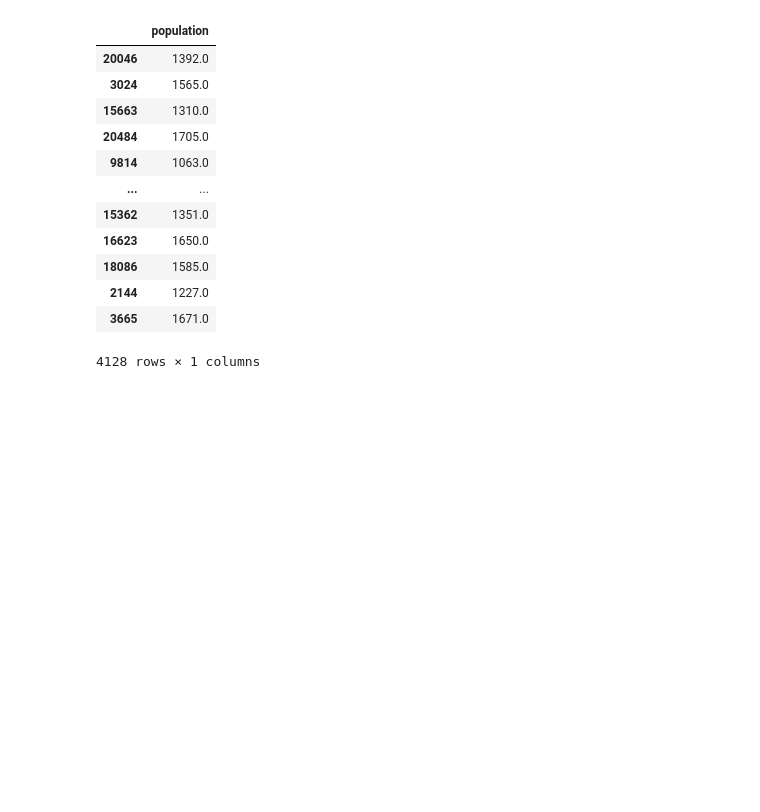
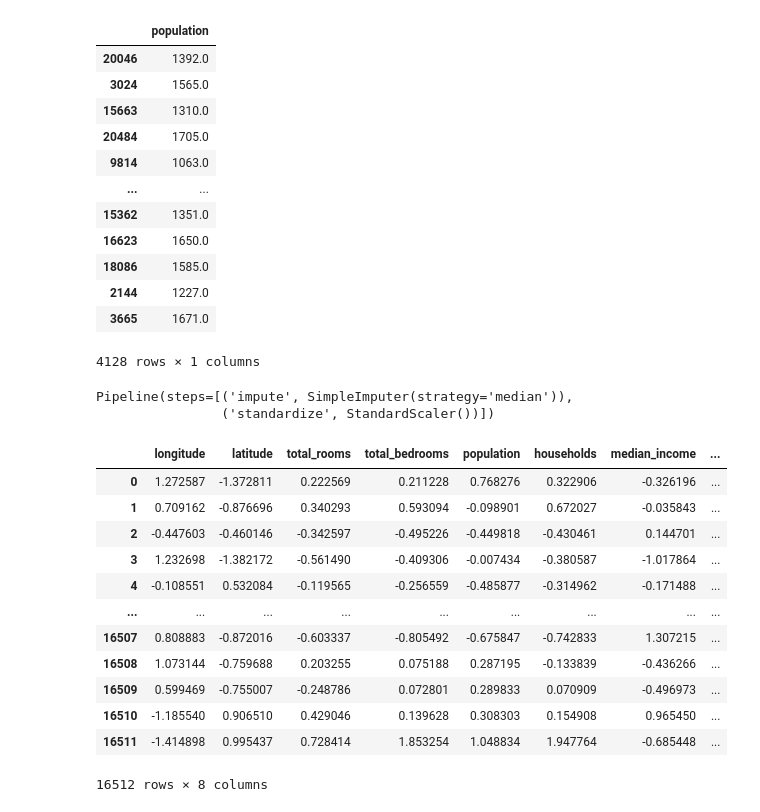
Before and after one commit to DerekhChokhmah/Hands-on-ML-book-applications, a Jupyter notebook: End-to-END-ML-PROJ.ipynb, the cells around one changed output. Drawn from its saved outputs; the diff is of its cells as text; code cells hidden in the pictures; blank space fills up the shorter version.

Commit message:
Added eval , selecting traning model and pipeline

```diff
--- a/End-to-END-ML-PROJ.ipynb
+++ b/End-to-END-ML-PROJ.ipynb
@@ -757,0 +757,28 @@ log_transform.inverse_transform(exp_population)
+# %%
+num_pipeline
+# %% [output]
+Pipeline(steps=[('impute', SimpleImputer(strategy='median')),
+                ('standardize', StandardScaler())])
+# %%
+from sklearn.pipeline import make_pipeline
+num_pipeline_make = make_pipeline(SimpleImputer(strategy="median"), StandardScaler())
+# %%
+housing_num_pipeline = num_pipeline_make.fit_transform(X_train.select_dtypes(include=np.number))
+# %%
+df_housing_num_prepare = pd.DataFrame(housing_num_pipeline, columns=num_pipeline_make.get_feature_names_out())
+# %%
+df_housing_num_prepare
+# %% [output]
+|  | longitude | latitude | total_rooms | total_bedrooms | population | households | median_income | ... |
+| 0 | 1.272587 | -1.372811 | 0.222569 | 0.211228 | 0.768276 | 0.322906 | -0.326196 | ... |
+| 1 | 0.709162 | -0.876696 | 0.340293 | 0.593094 | -0.098901 | 0.672027 | -0.035843 | ... |
+| 2 | -0.447603 | -0.460146 | -0.342597 | -0.495226 | -0.449818 | -0.430461 | 0.144701 | ... |
+| 3 | 1.232698 | -1.382172 | -0.561490 | -0.409306 | -0.007434 | -0.380587 | -1.017864 | ... |
+| 4 | -0.108551 | 0.532084 | -0.119565 | -0.256559 | -0.485877 | -0.314962 | -0.171488 | ... |
+| ... | ... | ... | ... | ... | ... | ... | ... | ... |
+| 16507 | 0.808883 | -0.872016 | -0.603337 | -0.805492 | -0.675847 | -0.742833 | 1.307215 | ... |
+| 16508 | 1.073144 | -0.759688 | 0.203255 | 0.075188 | 0.287195 | -0.133839 | -0.436266 | ... |
+| 16509 | 0.599469 | -0.755007 | -0.248786 | 0.072801 | 0.289833 | 0.070909 | -0.496973 | ... |
+| 16510 | -1.185540 | 0.906510 | 0.429046 | 0.139628 | 0.308303 | 0.154908 | 0.965450 | ... |
+| 16511 | -1.414898 | 0.995437 | 0.728414 | 1.853254 | 1.048834 | 1.947764 | -0.685448 | ... |
+16512 rows × 8 columns
```
Also changed, not shown: parts of 20 cells of this notebook.
